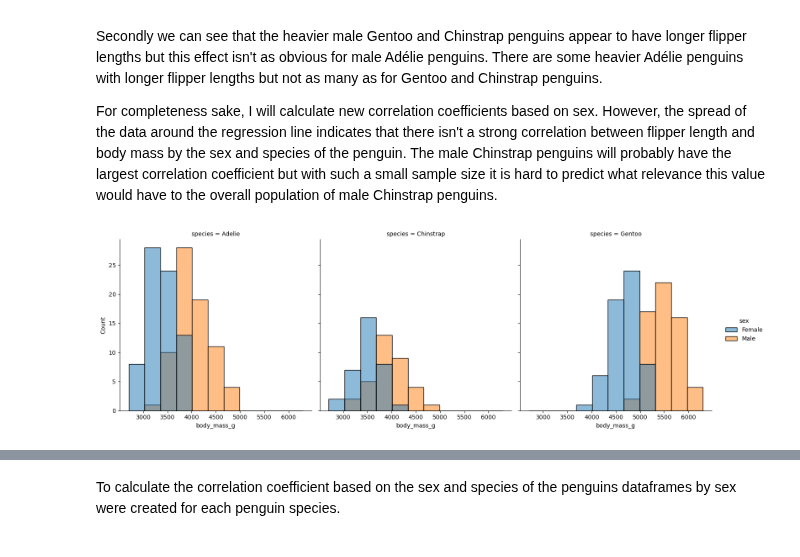
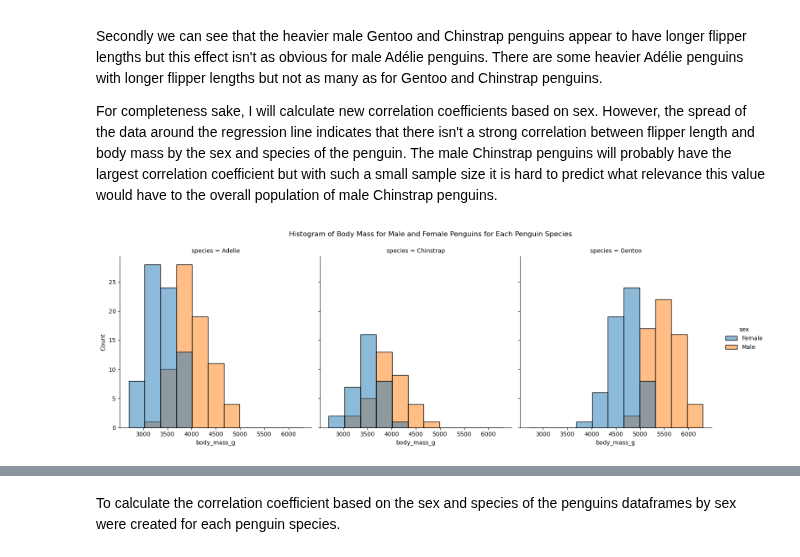
Before and after one commit to IreneKilgannon/DataAnalytics, a Jupyter notebook: penguins.ipynb, the cells around one changed output, grey strips where cells are left out. Drawn from its saved outputs; the diff is of its cells as text; code cells hidden in the pictures.

```diff
--- a/penguins.ipynb
+++ b/penguins.ipynb
@@ -820,9 +820,10 @@ For completeness sake, I will calculate new correlation coefficients based on se
 # %%
 # Histogram using seaborn displot to confirm that male penguins are in general heavier than female penguins.
 sns.displot(data = df, x = 'body_mass_g', hue = 'sex', col = 'species')
+plt.suptitle('Histogram of Body Mass for Male and Female Penguins for Each Penguin Species', y = 1.05)
 plt.show()
 # %% [output]
-[figure, old version]
+[figure, new version]
 # %%
 df.groupby(['species', 'sex'])[['body_mass_g', 'flipper_length_mm']].agg([np.mean, np.std, np.median, min, max])
 # %% [output]
```
Also changed, not shown: parts of 11 cells of this notebook.
